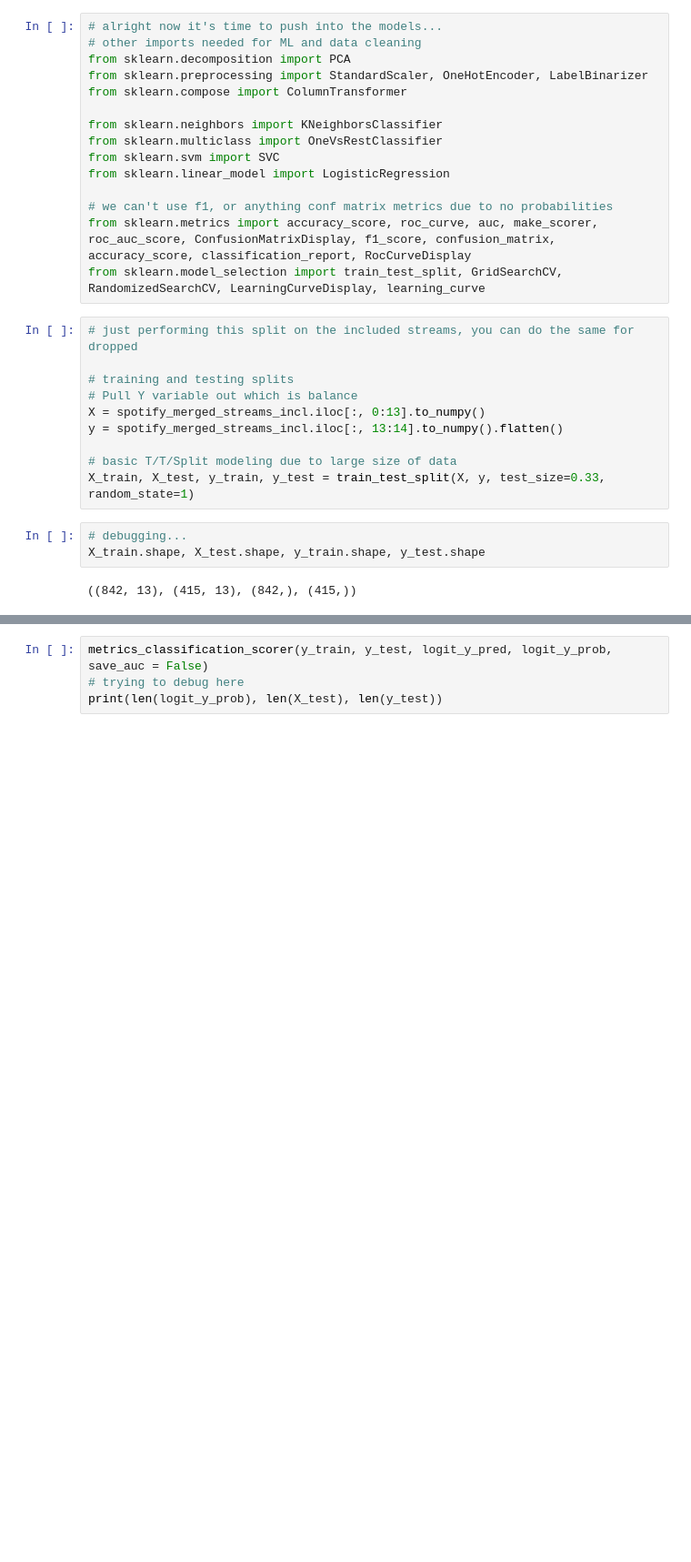
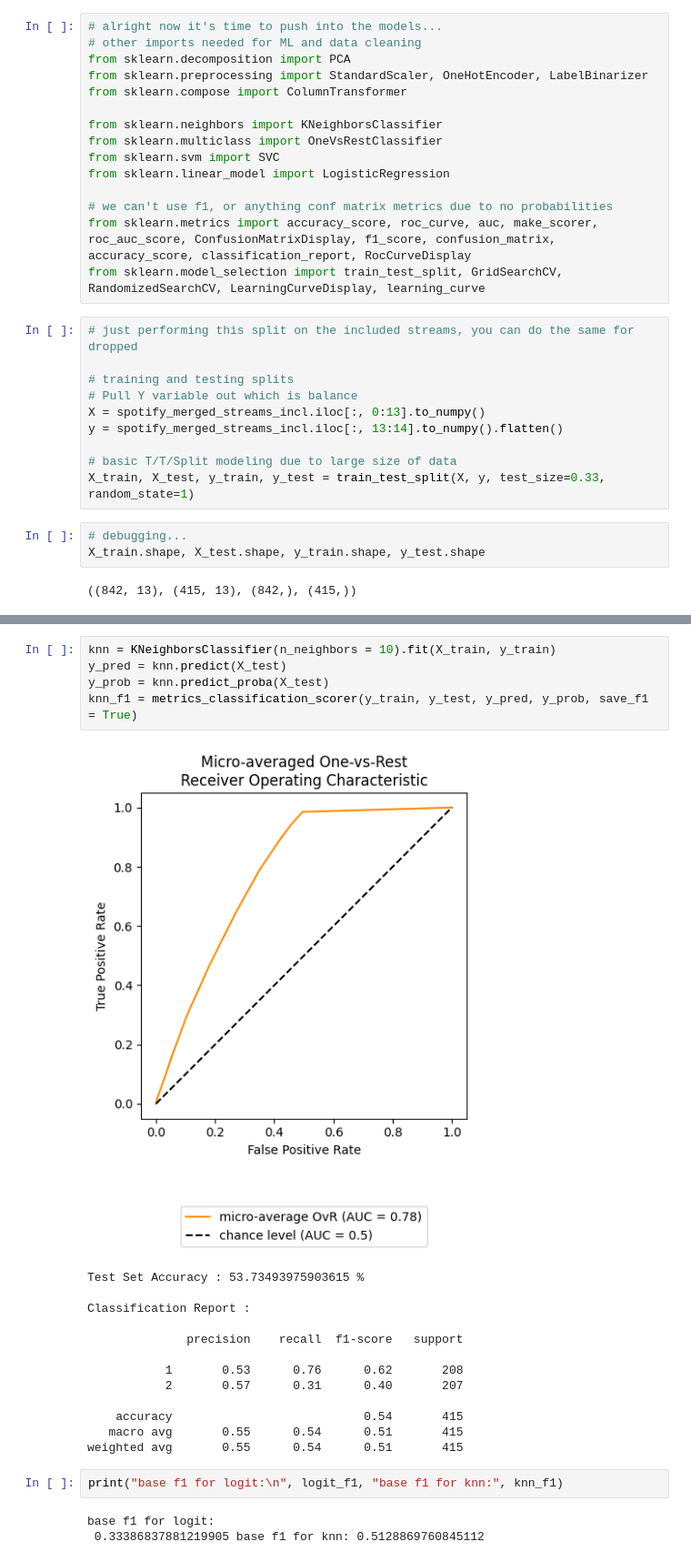
Before and after one commit to AndyLAndrew/spotify_covid_miniproject, a Jupyter notebook: project_file.ipynb, the cells around one changed output, grey strips where cells are left out. Shown at 91% size. Cells and saved outputs as stored; diff of their text form; blank space fills up the shorter version.

```diff
--- a/project_file.ipynb
+++ b/project_file.ipynb
@@ -181,4 +197,24 @@ logit_y_prob = logit_fitted.predict_proba(X_test)
-# %%
-metrics_classification_scorer(y_train, y_test, logit_y_pred, logit_y_prob, save_auc = False)
-# trying to debug here
-print(len(logit_y_prob), len(X_test), len(y_test))
+# %%
+knn = KNeighborsClassifier(n_neighbors = 10).fit(X_train, y_train)
+y_pred = knn.predict(X_test)
+y_prob = knn.predict_proba(X_test)
+knn_f1 = metrics_classification_scorer(y_train, y_test, y_pred, y_prob, save_f1 = True)
+# %% [output]
+[figure, added]
+Test Set Accuracy : 53.73493975903615 %
+
+Classification Report :
+
+              precision    recall  f1-score   support
+
+           1       0.53      0.76      0.62       208
+           2       0.57      0.31      0.40       207
+
+    accuracy                           0.54       415
+   macro avg       0.55      0.54      0.51       415
+weighted avg       0.55      0.54      0.51       415
+# %%
+print("base f1 for logit:\n", logit_f1, "base f1 for knn:", knn_f1)
+# %% [output]
+base f1 for logit:
+ 0.33386837881219905 base f1 for knn: 0.5128869760845112
```
Also changed, not shown: parts of 5 cells of this notebook.
